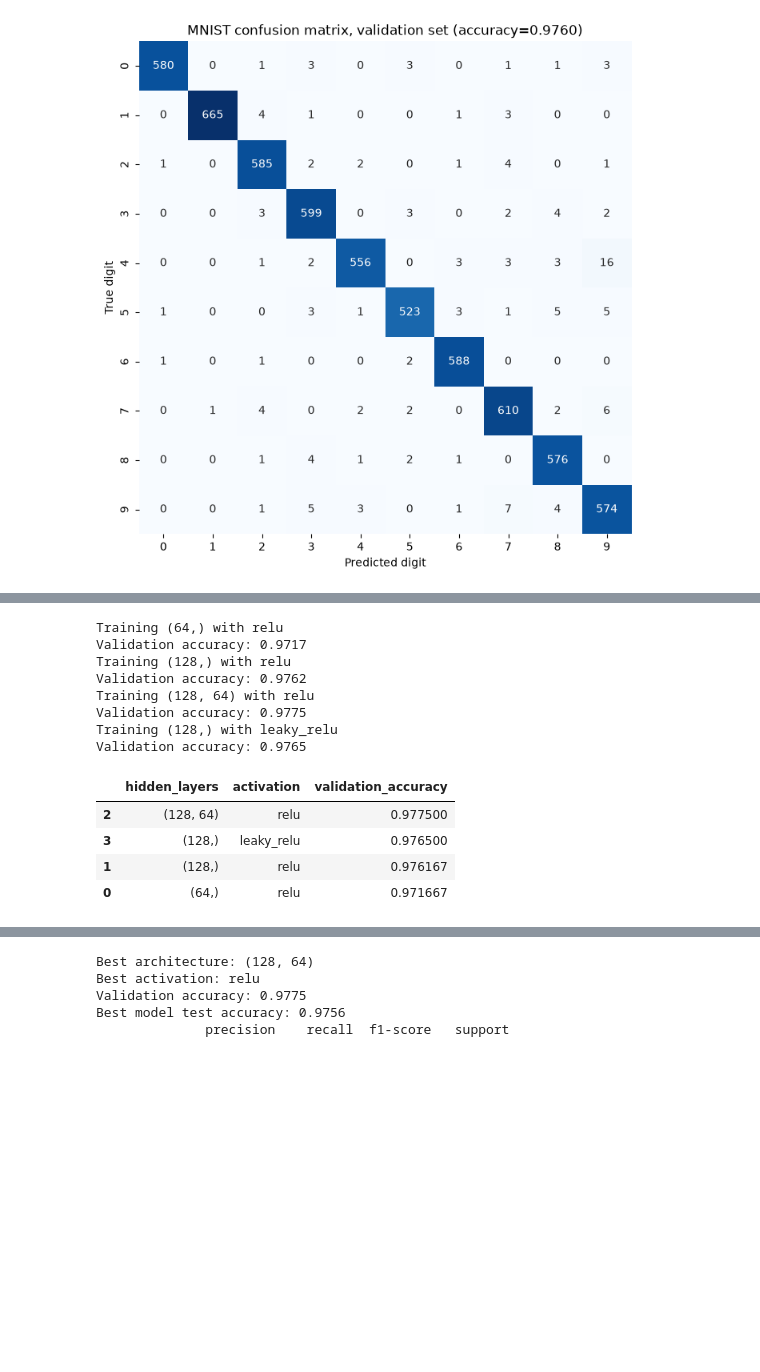
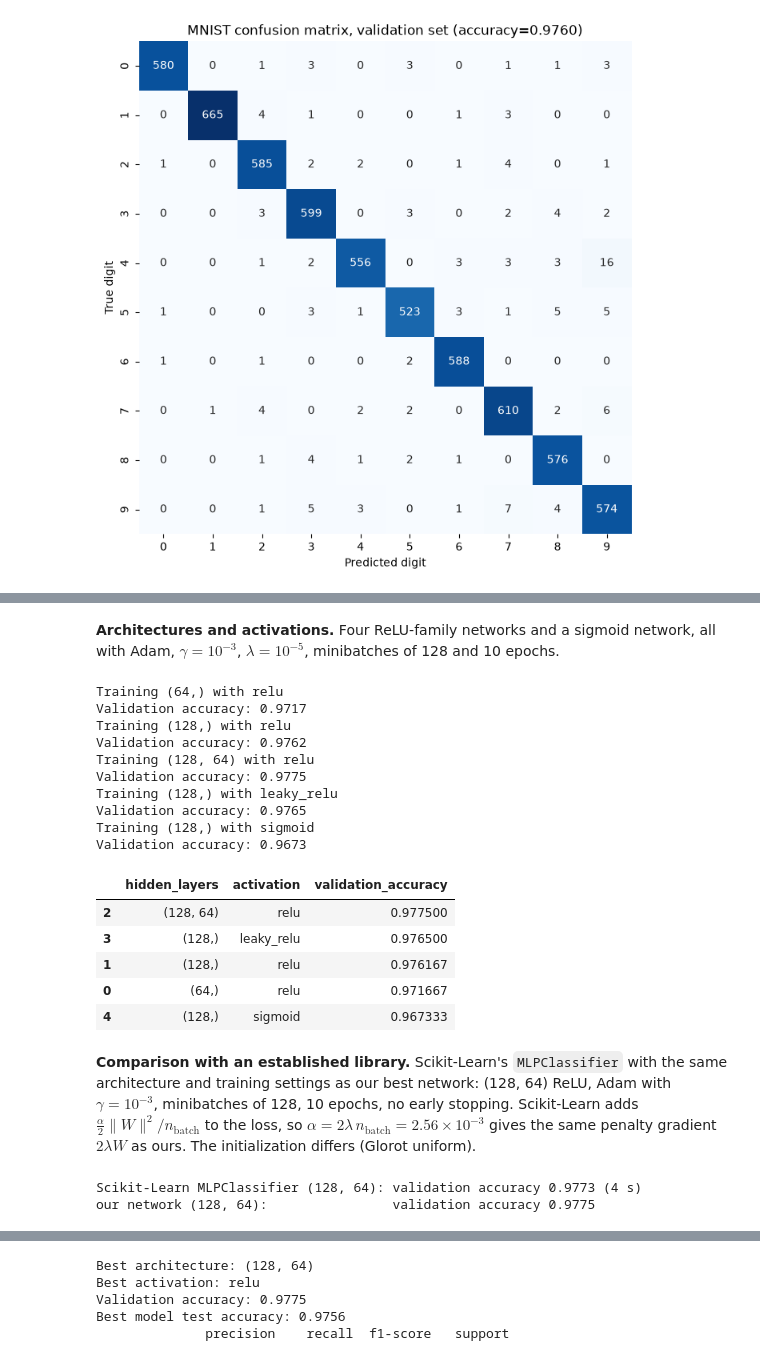
Before and after one commit to AmandaRaeJ16/FYS-STK4155-Project2, a Jupyter notebook: Code/Project2.ipynb, the cells around one changed output, grey strips where cells are left out. Saved outputs shown, nothing was run; the diff lists cells and outputs as text; code cells hidden in the pictures; blank space fills up the shorter version.

Commit message:
cleaned the code, added classifier gradient checks and L1 option, new MNIST analyses, fixed fig 10, added requirements.txt, updated README

```diff
--- a/Code/Project2.ipynb
+++ b/Code/Project2.ipynb
@@ -1264,0 +1278,9 @@ Model Accuracy: 0.9257
+# %%
+own_logreg = ScratchClassifier(hidden_layers=(), activation='relu', n_inputs=784, n_classes=10, seed=42)
+own_logreg.fit(X_train, y_train_fit, X_val=X_val, y_val=y_val, optimizer='adam',
+               learning_rate=0.001, epochs=20, batch_size=128, l2=1e-5, verbose=False)
+own_logreg_val = own_logreg.history['val_accuracy']
+print(f'own logistic regression: {sum(W.size + b.size for W, b in zip(own_logreg.weights, own_logreg.biases))} parameters')
+print('validation accuracy per epoch:', np.round(own_logreg_val, 4))
+print(f'best validation accuracy {max(own_logreg_val):.4f} at epoch {int(np.argmax(own_logreg_val)) + 1}, '
+      f'last epoch {own_logreg_val[-1]:.4f}')
@@ -1413,0 +1437,30 @@ plt.show()
+# %%
+GAMMAS_E = [3e-4, 1e-3, 3e-3, 1e-2]
+LAMBDAS_E = [0.0, 1e-5, 1e-4, 1e-3]
+SCAN_E_PATH = 'results/part_e_gamma_lambda.csv'
+try:
+    scan_e = pd.read_csv(SCAN_E_PATH)
+except FileNotFoundError:
+    rows = []
+    for g in GAMMAS_E:
+        for lam in LAMBDAS_E:
+            net = ScratchClassifier((128,), 'relu', n_inputs=784, n_classes=10, seed=42).fit(
+                X_train, y_train_fit, X_val=X_val, y_val=y_val, optimizer='adam',
+                learning_rate=g, epochs=10, batch_size=128, l2=lam, verbose=False)
+            rows.append({'learning_rate': g, 'lambda': lam,
+                         'val_accuracy': net.history['val_accuracy'][-1],
+                         'best_val_accuracy': max(net.history['val_accuracy']),
+                         'train_accuracy': net.history['train_accuracy'][-1]})
+    scan_e = pd.DataFrame(rows)
+    scan_e.to_csv(SCAN_E_PATH, index=False)
+
+piv = scan_e.pivot(index='lambda', columns='learning_rate', values='val_accuracy') * 100
+plt.figure(figsize=(6.5, 3.6))
+sns.heatmap(piv, annot=True, fmt='.2f', cmap='viridis',
+            xticklabels=[f'{g:g}' for g in piv.columns], yticklabels=['0'] + [f'{l:g}' for l in piv.index[1:]])
+plt.xlabel(r'Learning rate $\gamma$ (Adam)'); plt.ylabel(r'$\lambda$ (L2)')
+plt.title('Validation accuracy (%), (128,) ReLU, 10 epochs')
+plt.tight_layout()
+plt.savefig('figures/fig_part_e_gamma_lambda.png', dpi=300)
+plt.show()
+display(scan_e.sort_values('val_accuracy', ascending=False).style.format({'learning_rate': '{:g}', 'lambda': '{:g}', 'val_accuracy': '{:.4f}', 'best_val_accuracy': '{:.4f}', 'train_accuracy': '{:.4f}'}))
@@ -1414,3 +1486,6 @@ plt.show()
+# %% [markdown]
+**Architectures and activations.** Four ReLU-family networks and a sigmoid network, all with
+Adam, $\gamma=10^{-3}$, $\lambda=10^{-5}$, minibatches of 128 and 10 epochs.
 # %%
 # Compare NNs
 
@@ -1419,6 +1494,7 @@ architectures = [
     ((128,), "relu"),
     ((128, 64), "relu"),
     ((128,), "leaky_relu"),
+    ((128,), "sigmoid")
 ]
 
 architecture_results = []
@@ -1477,30 +1553,57 @@ architecture_table = pd.DataFrame(
     [
         {
             "hidden_layers": result["hidden_layers"],
             "activation": result["activation"],
             "validation_accuracy": result[
                 "validation_accuracy"
             ],
         }
         for result in architecture_results
     ]
 ).sort_values(
     "validation_accuracy",
     ascending=False,
 )
 
 display(architecture_table)
 # %% [output]
 Training (64,) with relu
 Validation accuracy: 0.9717
 Training (128,) with relu
 Validation accuracy: 0.9762
 Training (128, 64) with relu
 Validation accuracy: 0.9775
 Training (128,) with leaky_relu
 Validation accuracy: 0.9765
+Training (128,) with sigmoid
+Validation accuracy: 0.9673
 |  | hidden_layers | activation | validation_accuracy |
 | 2 | (128, 64) | relu | 0.977500 |
 | 3 | (128,) | leaky_relu | 0.976500 |
 | 1 | (128,) | relu | 0.976167 |
 | 0 | (64,) | relu | 0.971667 |
+| 4 | (128,) | sigmoid | 0.967333 |
+# %% [markdown]
+**Comparison with an established library.** Scikit-Learn's `MLPClassifier` with the same
+architecture and training settings as our best network: (128, 64) ReLU, Adam with
+$\gamma=10^{-3}$, minibatches of 128, 10 epochs, no early stopping. Scikit-Learn adds
+$\frac{\alpha}{2}\|W\|^2/n_\mathrm{batch}$ to the loss, so $\alpha = 2\lambda\, n_\mathrm{batch}=2.56\times10^{-3}$
+gives the same penalty gradient $2\lambda W$ as ours. The initialization differs (Glorot uniform).
+# %%
+from sklearn.neural_network import MLPClassifier
+
+t0 = time.time()
+with warnings.catch_warnings():
+    warnings.simplefilter('ignore', ConvergenceWarning)   # 10 epochs on purpose
+    sk_mlp = MLPClassifier(hidden_layer_sizes=(128, 64), activation='relu', solver='adam',
+                           learning_rate_init=1e-3, batch_size=128, alpha=2 * 1e-5 * 128,
+                           max_iter=10, shuffle=True, random_state=42, early_stopping=False)
+    sk_mlp.fit(X_train, y_train_fit)
+sk_mlp_val_accuracy = accuracy_score(y_val, sk_mlp.predict(X_val))
+print(f'Scikit-Learn MLPClassifier (128, 64): validation accuracy {sk_mlp_val_accuracy:.4f} '
+      f'({time.time() - t0:.0f} s)')
+own_128_64 = [r for r in architecture_results if r['hidden_layers'] == (128, 64)][0]
+print(f'our network (128, 64): validation accuracy {own_128_64["validation_accuracy"]:.4f}')
+# %% [output]
+Scikit-Learn MLPClassifier (128, 64): validation accuracy 0.9773 (4 s)
+our network (128, 64):                validation accuracy 0.9775
```
Also changed, not shown: parts of 28 cells of this notebook, 23 other files.
